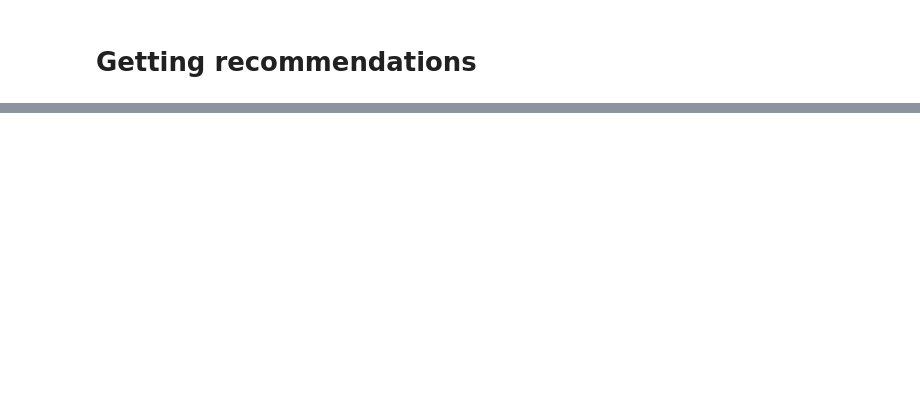
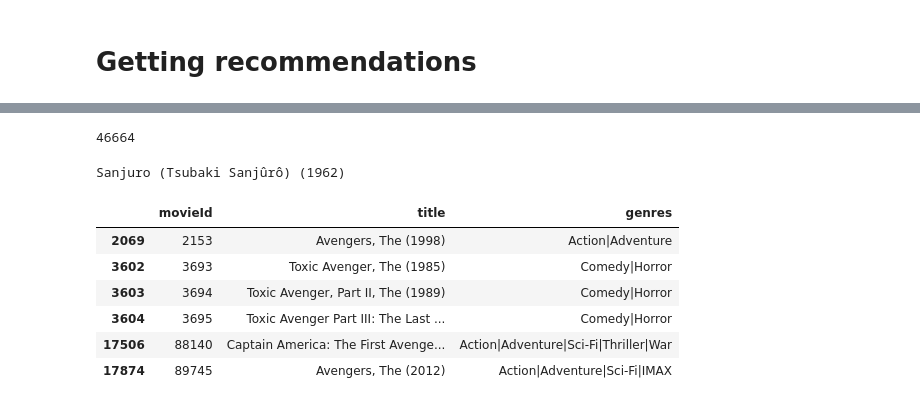
Before and after one commit to tikendraw/movie-recommender-system-collaborative-filtering, a Jupyter notebook: notebooks/recommeder_nb_main.ipynb, the cells around one changed output, grey strips where cells are left out. Cells and saved outputs as stored; diff of their text form; code cells hidden in the pictures; blank space fills up the shorter version.

```diff
--- a/notebooks/recommeder_nb_main.ipynb
+++ b/notebooks/recommeder_nb_main.ipynb
@@ -91,0 +162,3 @@ clean_text(a)
+# %%
+movie_vote_count = user_df.movieId.value_counts()
+movie_vote_count
@@ -91,0 +205,5 @@ clean_text(a)
+# %%
+movie_df_rating_filter = 100
+# %%
+popular_movieIds = movie_vote_count[movie_vote_count>=movie_df_rating_filter].index
+popular_movieIds
@@ -91,0 +286,3 @@ clean_text(a)
+# %%
+new_movie_df = movie_df[movie_df['movieId'].isin(popular_movieIds)]
+new_movie_df.shape
@@ -384,0 +652,22 @@ movie_df.movieId.max(), movie_df.movieId.nunique()
+# %%
+random_movie_id = int(new_user_df.sample(1).movieId.values[0])
+print(random_movie_id)
+# %% [output]
+46664
+# %%
+random_movie_name = new_movie_df.sample(1).title.values[0]
+print(random_movie_name)
+# %% [output]
+Sanjuro (Tsubaki Sanjûrô) (1962)
+# %%
+# use this as search bar
+search = 'avenger'
+new_movie_df[new_movie_df.title.str.lower().str.contains(str(search))]
+# %% [output]
+|  | movieId | title | genres |
+| 2069 | 2153 | Avengers, The (1998) | Action|Adventure |
+| 3602 | 3693 | Toxic Avenger, The (1985) | Comedy|Horror |
+| 3603 | 3694 | Toxic Avenger, Part II, The (1989) | Comedy|Horror |
+| 3604 | 3695 | Toxic Avenger Part III: The Last ... | Comedy|Horror |
+| 17506 | 88140 | Captain America: The First Avenge... | Action|Adventure|Sci-Fi|Thriller|War |
+| 17874 | 89745 | Avengers, The (2012) | Action|Adventure|Sci-Fi|IMAX |
```
Also changed, not shown: parts of 73 cells of this notebook.
